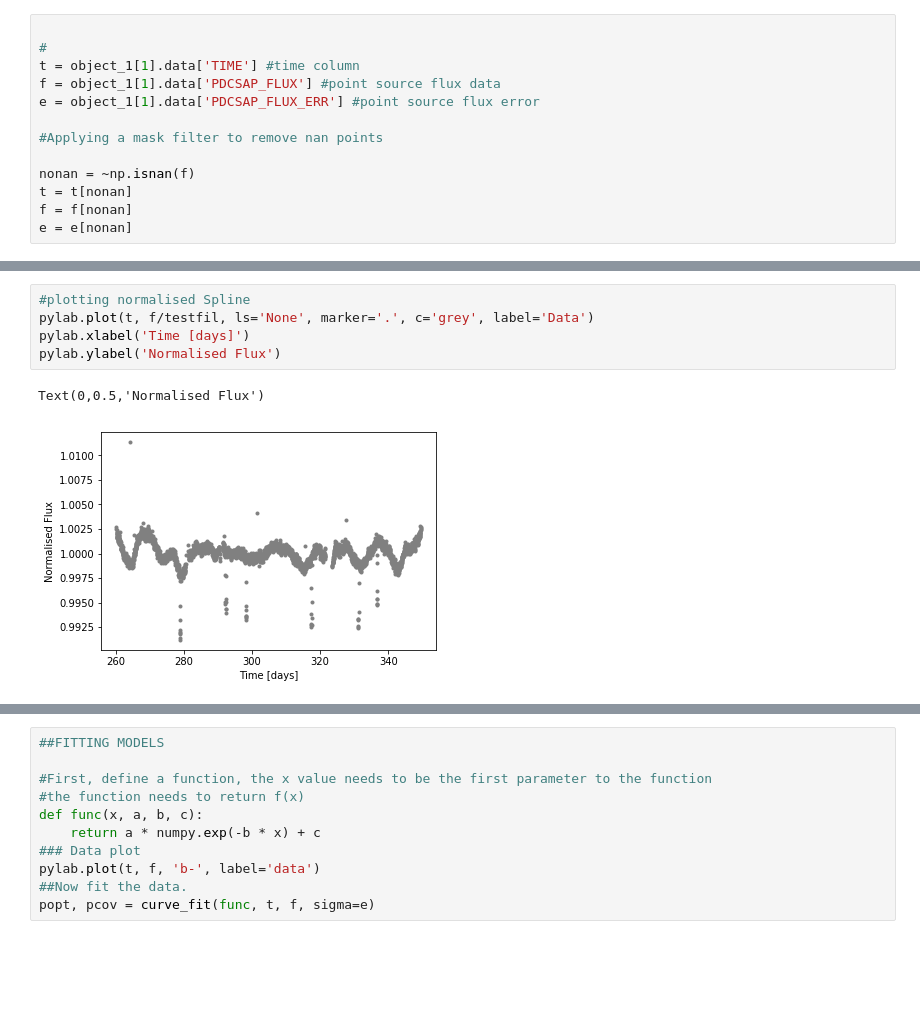
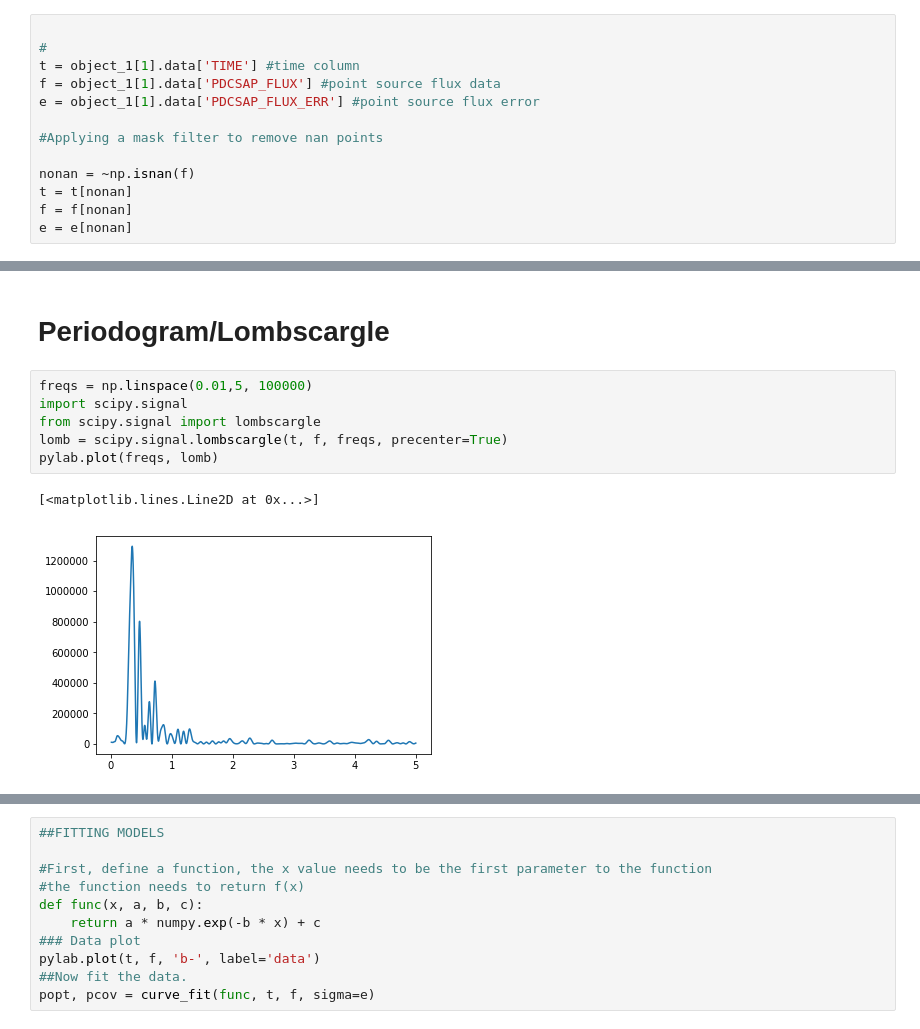
Before and after one commit to nathanmeagher/PH30116, a Jupyter notebook: COURSEWORK.ipynb, the cells around one changed output, grey strips where cells are left out. Saved outputs shown, nothing was run; the diff lists cells and outputs as text; blank space fills up the shorter version.

```diff
--- a/COURSEWORK.ipynb
+++ b/COURSEWORK.ipynb
@@ -473,8 +434,11 @@ pylab.ylabel('Flux')
-# %%
-#plotting normalised Spline
-pylab.plot(t, f/testfil, ls='None', marker='.', c='grey', label='Data')
-pylab.xlabel('Time [days]')
-pylab.ylabel('Normalised Flux')
-# %% [output]
-Text(0,0.5,'Normalised Flux')
-[figure, removed]
+# %% [markdown]
+# Periodogram/Lombscargle
+# %%
+freqs = np.linspace(0.01,5, 100000)
+import scipy.signal
+from scipy.signal import lombscargle
+lomb = scipy.signal.lombscargle(t, f, freqs, precenter=True)
+pylab.plot(freqs, lomb)
+# %% [output]
+[<matplotlib.lines.Line2D at 0x...>]
+[figure, added]
```
Also changed, not shown: parts of 11 cells of this notebook, 3 other files.
